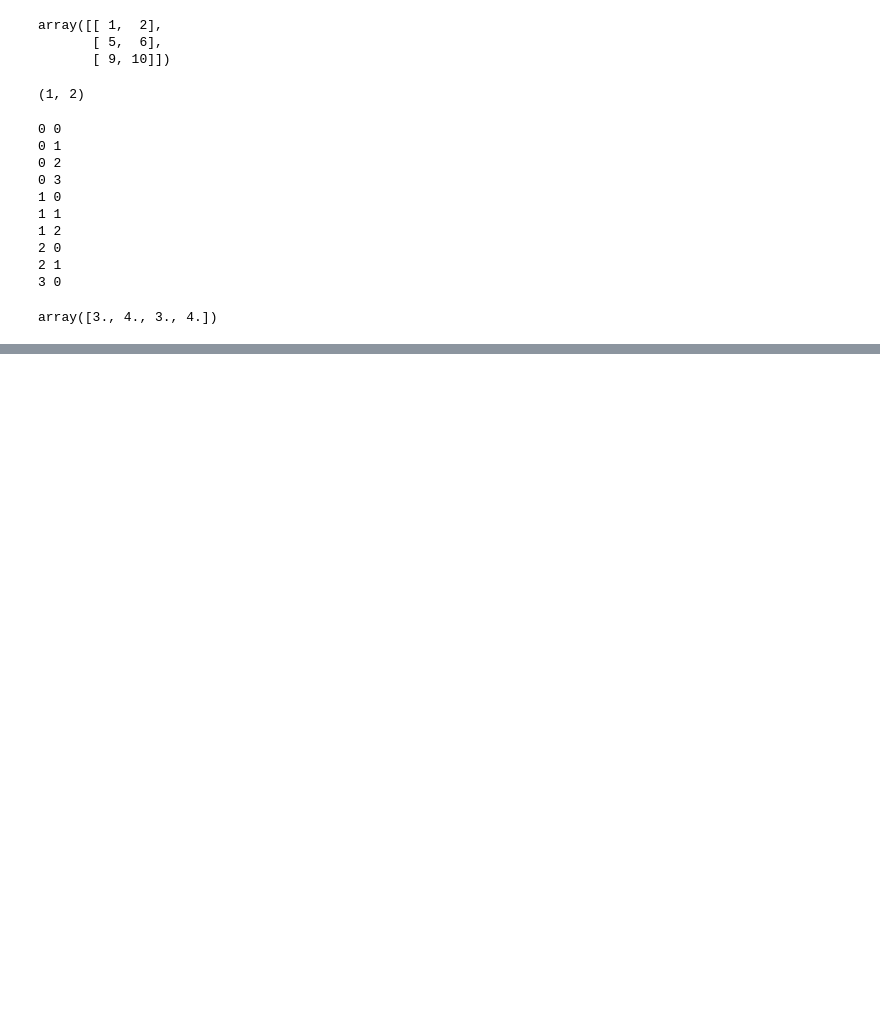
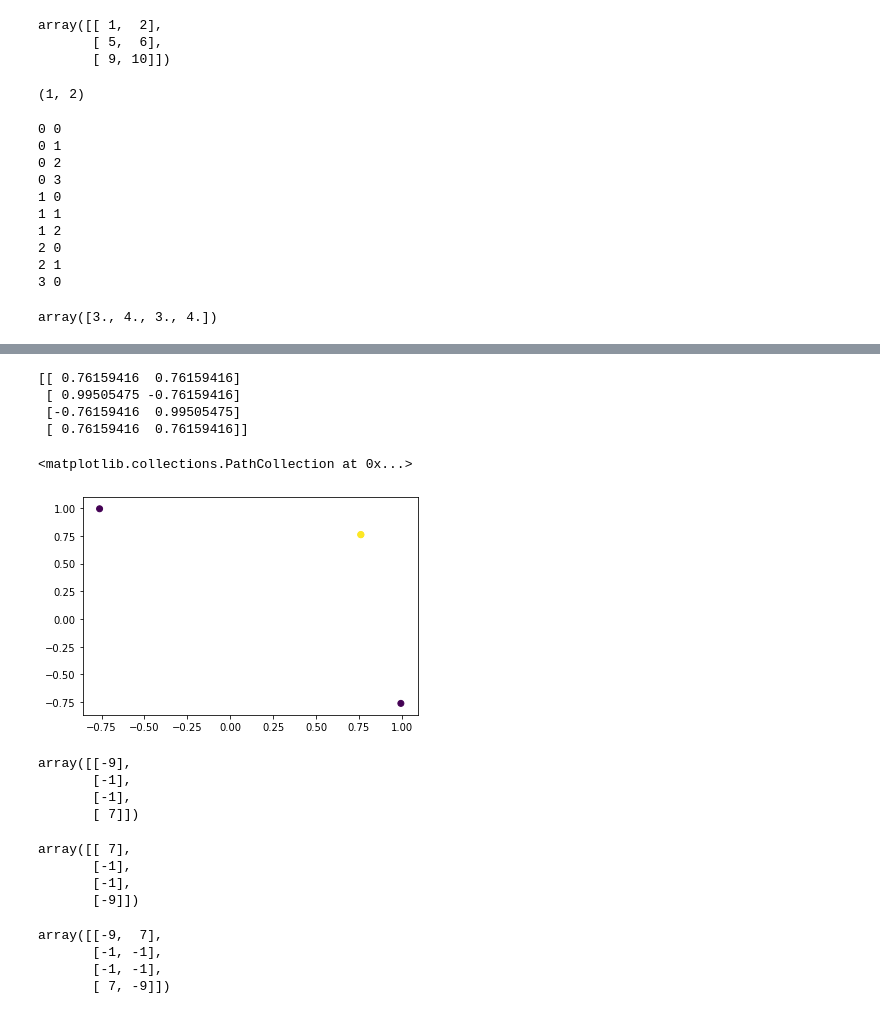
Before and after one commit to SYYoung/MIT, a Jupyter notebook: Machine Learning/test_week2.ipynb, the cells around one changed output, grey strips where cells are left out. Cells and saved outputs as stored; diff of their text form; code cells hidden in the pictures; blank space fills up the shorter version.

```diff
--- a/Machine Learning/test_week2.ipynb
+++ b/Machine Learning/test_week2.ipynb
@@ -350,0 +496,57 @@ array([3., 4., 3., 4.])
+# %%
+def f(Z):
+    return np.tanh(Z)
+# %%
+def f_1(w, w0, X):
+    z = np.matmul(X, w) + w0
+    return f(z)
+# %%
+def new_f(W1, W2, W0, X):
+    w1 = W1.reshape(2,1)
+    w2 = W2.reshape(2,1)
+    w0 = W0
+    f1 = f_1(w1, w0, X)
+    f2 = f_1(w2, w0, X)
+    f3 = np.hstack((f1, f2))
+    return f3
+# %%
+w1 = np.array([1,-1])
+w2 = np.array([-1,1])
+w0 = 1
+ans = new_f(w1, w2, w0, x)
+print(ans)
+plt.scatter(ans[:,0], ans[:,1], c=y)
+# %% [output]
+[[ 0.76159416  0.76159416]
+ [ 0.99505475 -0.76159416]
+ [-0.76159416  0.99505475]
+ [ 0.76159416  0.76159416]]
+<matplotlib.collections.PathCollection at 0x...>
+[figure, added]
+# %%
+w1 = np.array([2,2]).reshape(2,1)
+w2 = np.array([-2,-2]).reshape(2,1)
+w0 = 1
+t1 = f_1(w1,w0,x)
+t1
+# %% [output]
+array([[-9],
+       [-1],
+       [-1],
+       [ 7]])
+# %%
+t2 = f_1(w2, w0, x)
+t2
+# %% [output]
+array([[ 7],
+       [-1],
+       [-1],
+       [-9]])
+# %%
+t3 = np.hstack((t1, t2))
+t3
+# %% [output]
+array([[-9,  7],
+       [-1, -1],
+       [-1, -1],
+       [ 7, -9]])
```
Also changed, not shown: parts of 20 cells of this notebook, 10 other files.
